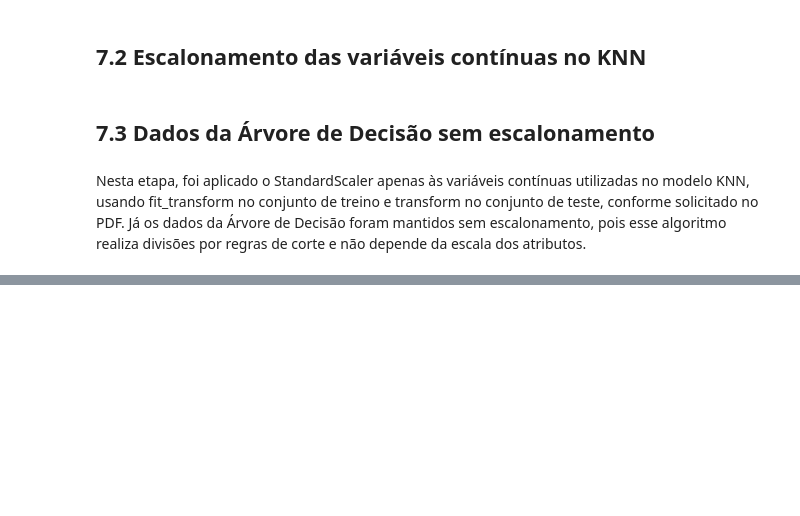
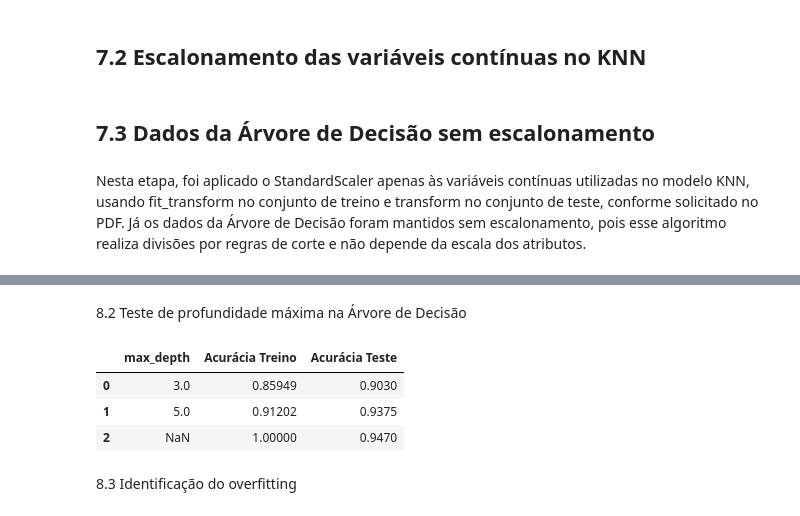
Before and after one commit to acaciarosar/predictmaint-ai, a Jupyter notebook: predictmaint_ai.ipynb, the cells around one changed output, grey strips where cells are left out. Drawn from its saved outputs; the diff is of its cells as text; code cells hidden in the pictures; blank space fills up the shorter version.

```diff
--- a/predictmaint_ai.ipynb
+++ b/predictmaint_ai.ipynb
@@ -420,0 +455,32 @@ Nesta etapa, foi aplicado o StandardScaler apenas às variáveis contínuas util
+# %% [markdown]
+8.2 Teste de profundidade máxima na Árvore de Decisão
+# %%
+from sklearn.tree import DecisionTreeClassifier
+
+resultados_tree = []
+
+for profundidade in [3, 5, None]:
+    modelo_tree = DecisionTreeClassifier(max_depth=profundidade, random_state=42)
+    modelo_tree.fit(X_train_tree, y_train_bal)
+
+    y_train_pred = modelo_tree.predict(X_train_tree)
+    y_test_pred = modelo_tree.predict(X_test_tree)
+
+    acc_train = accuracy_score(y_train_bal, y_train_pred)
+    acc_test = accuracy_score(y_test, y_test_pred)
+
+    resultados_tree.append({
+        'max_depth': profundidade,
+        'Acurácia Treino': acc_train,
+        'Acurácia Teste': acc_test
+    })
+
+df_resultados_tree = pd.DataFrame(resultados_tree)
+df_resultados_tree
+# %% [output]
+|  | max_depth | Acurácia Treino | Acurácia Teste |
+| 0 | 3.0 | 0.85949 | 0.9030 |
+| 1 | 5.0 | 0.91202 | 0.9375 |
+| 2 | NaN | 1.00000 | 0.9470 |
+# %% [markdown]
+8.3 Identificação do overfitting
```
Also changed, not shown: parts of 4 cells of this notebook.
